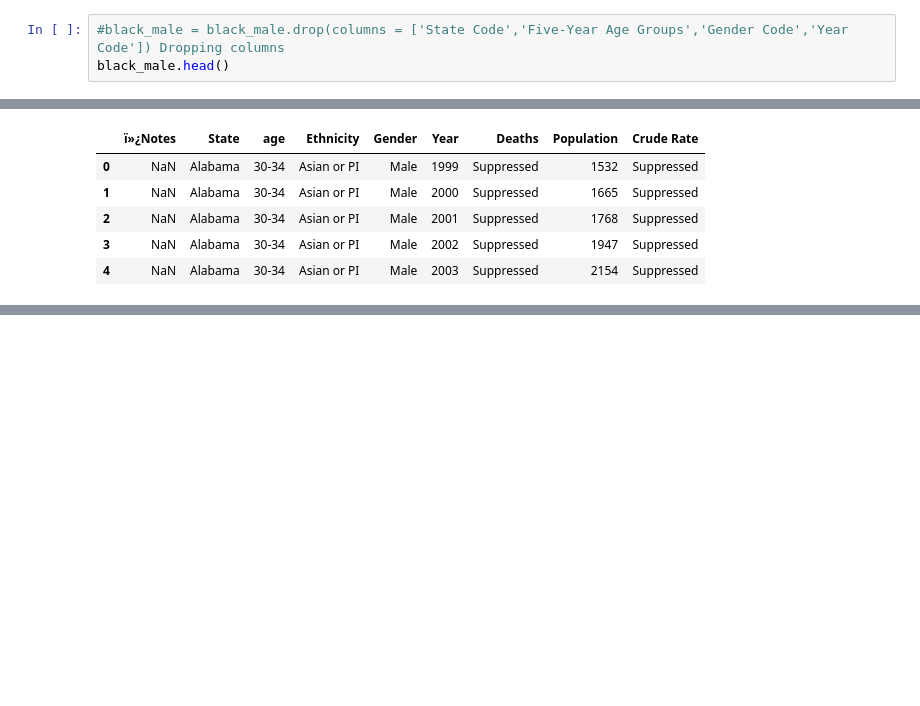
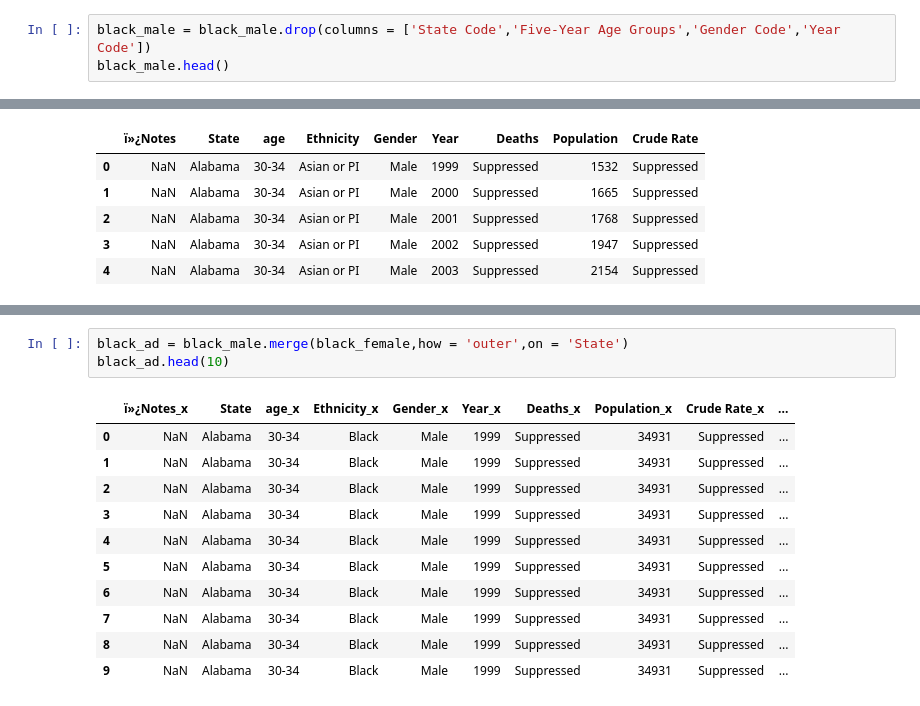
Before and after one commit to MrBardot/Trends-in-Alzheimers-Disease-Fatalities-in-the-United-States-and-Tennessee-from-1999-2018.-, a Jupyter notebook: notebooks/alz_eda.ipynb, the cells around one changed output, grey strips where cells are left out. Cells and saved outputs as stored; diff of their text form; blank space fills up the shorter version.

```diff
--- a/notebooks/alz_eda.ipynb
+++ b/notebooks/alz_eda.ipynb
@@ -88,7 +93,7 @@ black_male.tail()
 | 15298 | NaN | Wyoming | 56 | 100+ years | 100+ | Black | Male | ... |
 | 15299 | NaN | Wyoming | 56 | 100+ years | 100+ | Black | Male | ... |
 # %%
-#black_male = black_male.drop(columns = ['State Code','Five-Year Age Groups','Gender Code','Year Code']) Dropping columns
+black_male = black_male.drop(columns = ['State Code','Five-Year Age Groups','Gender Code','Year Code'])
 black_male.head()
 # %% [output]
 |  | ï»¿Notes | State | Five-Year Age Groups Code | Ethnicity | Gender | Year | Deaths | Population | Crude Rate |
@@ -249,0 +287,15 @@ asian_male.head()
+# %%
+black_ad = black_male.merge(black_female,how = 'outer',on = 'State')
+black_ad.head(10)
+# %% [output]
+|  | ï»¿Notes_x | State | age_x | Ethnicity_x | Gender_x | Year_x | Deaths_x | Population_x | Crude Rate_x | ... |
+| 0 | NaN | Alabama | 30-34 | Black | Male | 1999 | Suppressed | 34931 | Suppressed | ... |
+| 1 | NaN | Alabama | 30-34 | Black | Male | 1999 | Suppressed | 34931 | Suppressed | ... |
+| 2 | NaN | Alabama | 30-34 | Black | Male | 1999 | Suppressed | 34931 | Suppressed | ... |
+| 3 | NaN | Alabama | 30-34 | Black | Male | 1999 | Suppressed | 34931 | Suppressed | ... |
+| 4 | NaN | Alabama | 30-34 | Black | Male | 1999 | Suppressed | 34931 | Suppressed | ... |
+| 5 | NaN | Alabama | 30-34 | Black | Male | 1999 | Suppressed | 34931 | Suppressed | ... |
+| 6 | NaN | Alabama | 30-34 | Black | Male | 1999 | Suppressed | 34931 | Suppressed | ... |
+| 7 | NaN | Alabama | 30-34 | Black | Male | 1999 | Suppressed | 34931 | Suppressed | ... |
+| 8 | NaN | Alabama | 30-34 | Black | Male | 1999 | Suppressed | 34931 | Suppressed | ... |
+| 9 | NaN | Alabama | 30-34 | Black | Male | 1999 | Suppressed | 34931 | Suppressed | ... |
```
Also changed, not shown: parts of 12 cells of this notebook.
